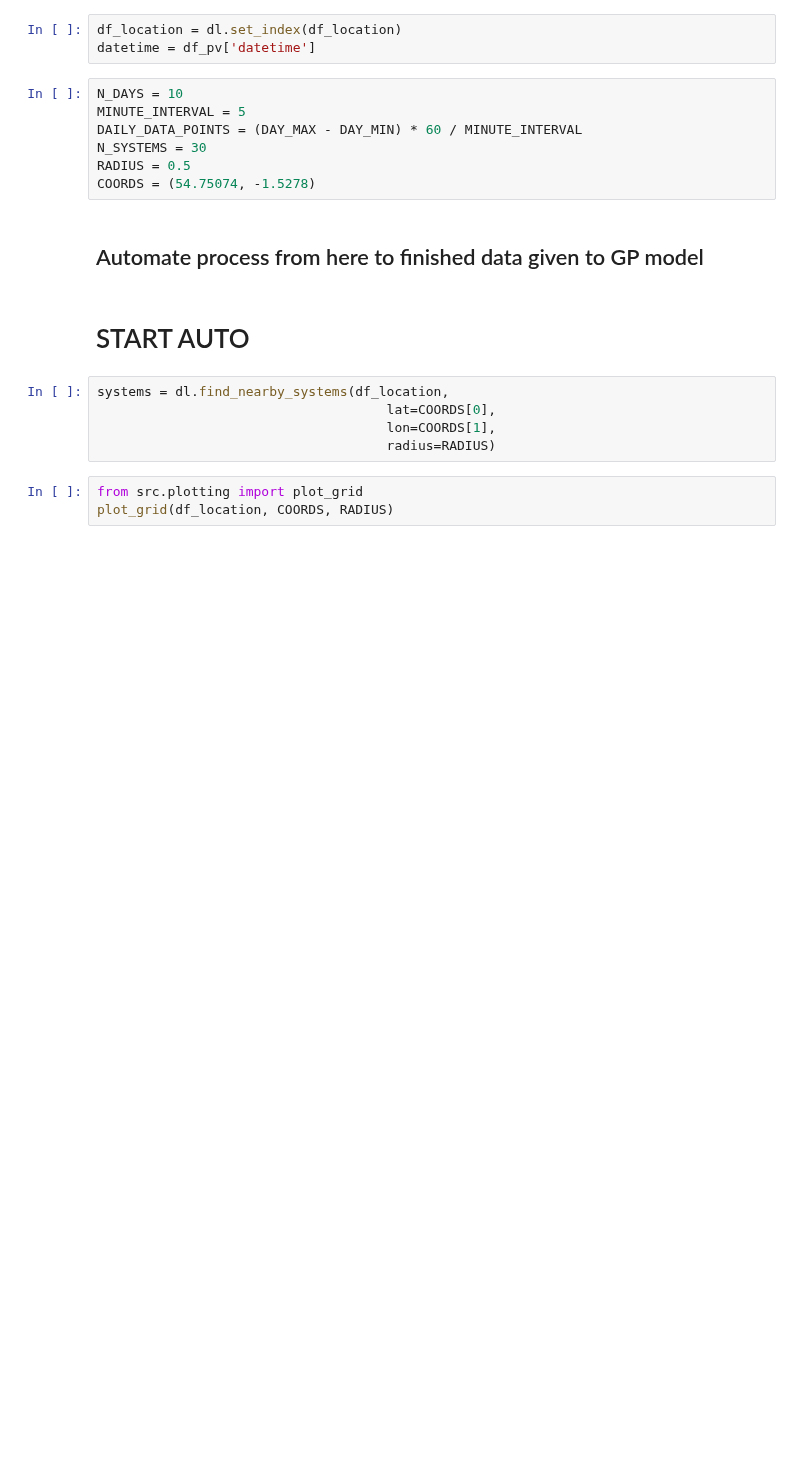
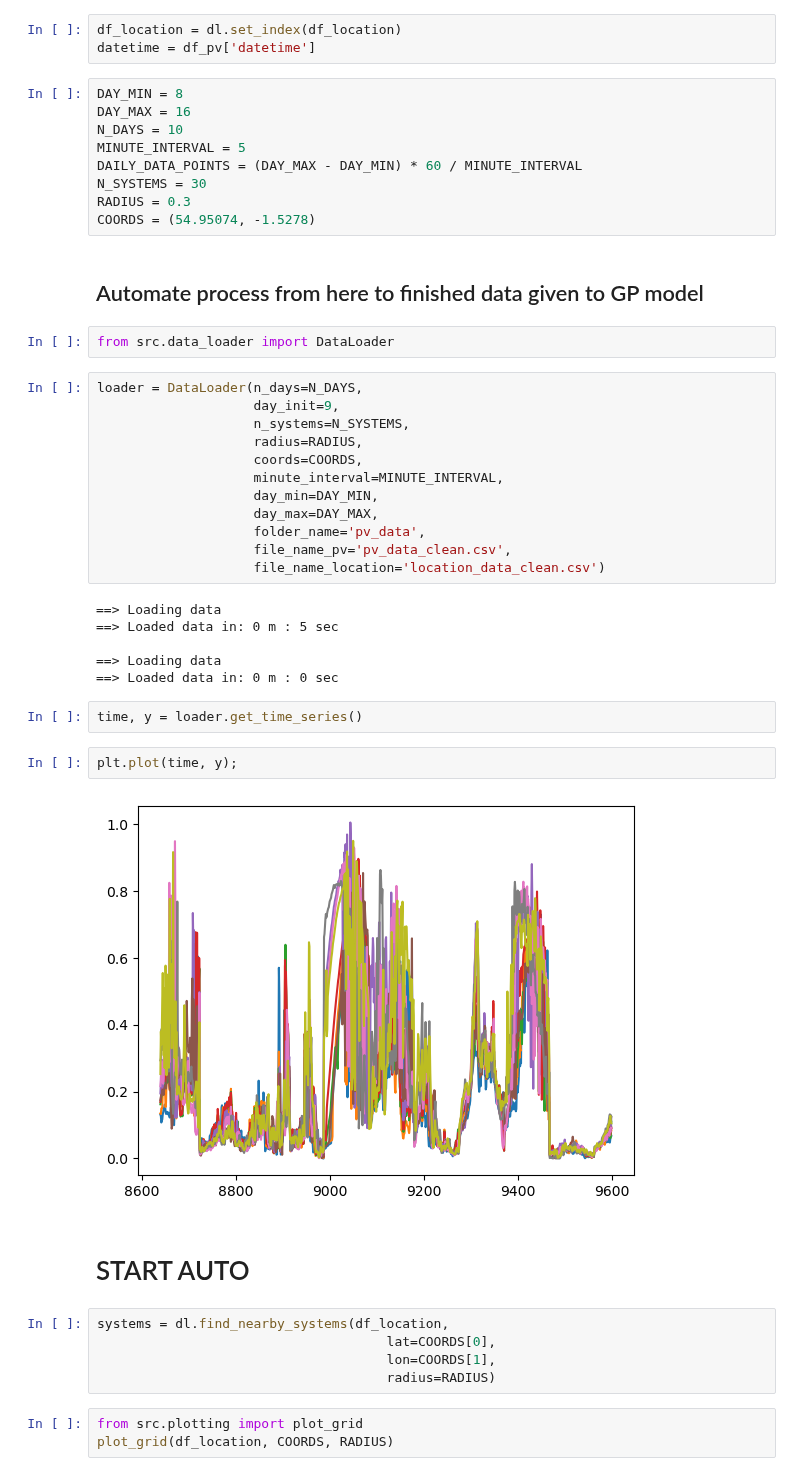
Before and after one commit to eirikbaekkelund/Dissertation, a Jupyter notebook: data_loader.ipynb, the cells around one changed output. Cells and saved outputs as stored; diff of their text form; blank space fills up the shorter version.

Commit message:
data loading class for automating data process

```diff
--- a/data_loader.ipynb
+++ b/data_loader.ipynb
@@ -70,14 +70,42 @@ df_location = dl.load_data('pv_data', 'location_data_clean.csv')
 df_location = dl.set_index(df_location)
 datetime = df_pv['datetime']
 # %%
+DAY_MIN = 8
+DAY_MAX = 16
 N_DAYS = 10
 MINUTE_INTERVAL = 5
 DAILY_DATA_POINTS = (DAY_MAX - DAY_MIN) * 60 / MINUTE_INTERVAL
 N_SYSTEMS = 30
-RADIUS = 0.5
-COORDS = (54.75074, -1.5278)
+RADIUS = 0.3
+COORDS = (54.95074, -1.5278)
 # %% [markdown]
 ## Automate process from here to finished data given to GP model
+# %%
+from src.data_loader import DataLoader
+# %%
+loader = DataLoader(n_days=N_DAYS,
+                    day_init=9,
+                    n_systems=N_SYSTEMS,
+                    radius=RADIUS,
+                    coords=COORDS,
+                    minute_interval=MINUTE_INTERVAL,
+                    day_min=DAY_MIN,
+                    day_max=DAY_MAX,
+                    folder_name='pv_data',
+                    file_name_pv='pv_data_clean.csv',
+                    file_name_location='location_data_clean.csv')
+# %% [output]
+==> Loading data
+==> Loaded data in: 0 m : 5 sec
+
+==> Loading data
+==> Loaded data in: 0 m : 0 sec
+# %%
+time, y = loader.get_time_series()
+# %%
+plt.plot(time, y);
+# %% [output]
+[figure, added]
 # %% [markdown]
 # START AUTO
 # %%
```
Also changed, not shown: parts of 3 cells of this notebook, 1 other file.
